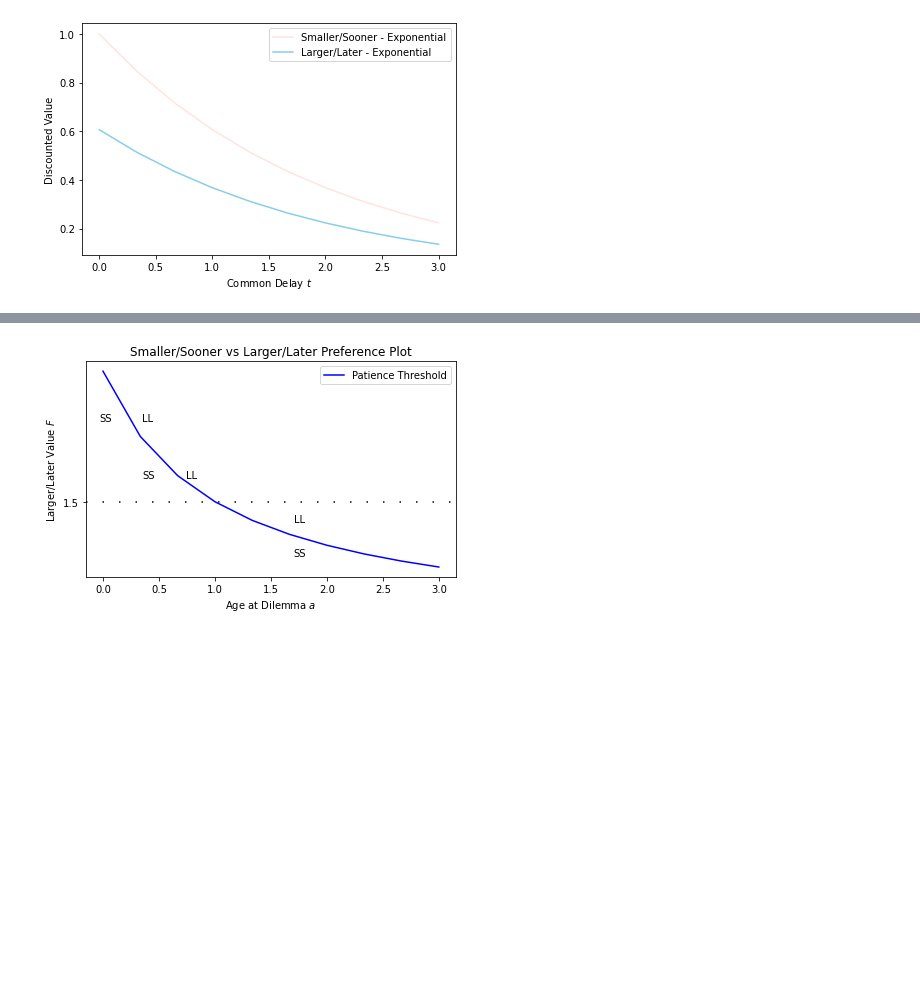
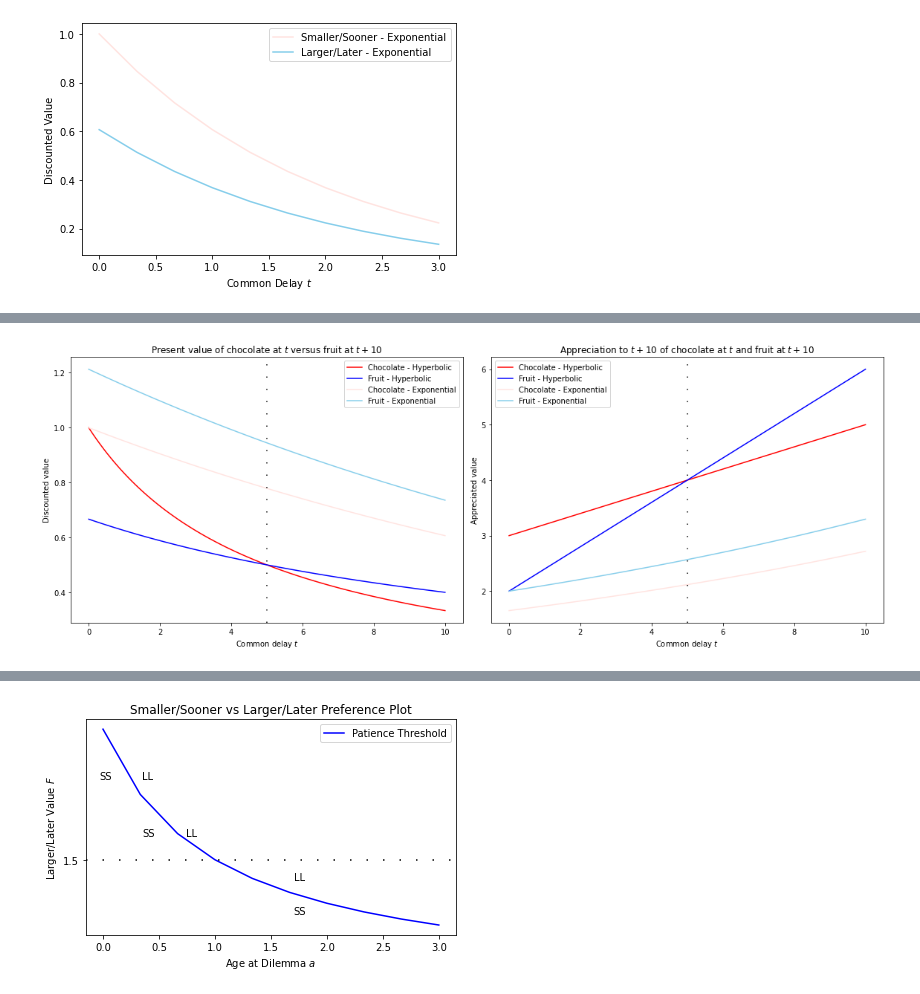
Before and after one commit to erozon/evolution_of_patience, a Jupyter notebook: notebook_for_images/images.ipynb, the cells around one changed output, grey strips where cells are left out. Saved outputs shown, nothing was run; the diff lists cells and outputs as text; code cells hidden in the pictures; blank space fills up the shorter version.

```diff
--- a/notebook_for_images/images.ipynb
+++ b/notebook_for_images/images.ipynb
@@ -285,2 +377,48 @@ plt.show()
+# %%
+fig = plt.figure(figsize=(16, 6))
+
+ax = fig.add_subplot(1, 2, 1)
+
+
+plt.plot(t, choc_hyp_disc, "r", label = r"Chocolate - Hyperbolic")
+plt.plot(t, fruit_hyp_disc, "b", label = r"Fruit - Hyperbolic")
+
+plt.plot(t, choc_exp_disc, "mistyrose", label = r"Chocolate - Exponential")
+plt.plot(t, fruit_exp_disc, "skyblue", label = r"Fruit - Exponential")
+
+plt.axvline(x=5, linestyle = (0, (1, 10)), color = "black")
+
+plt.ylabel("Discounted value")
+plt.xlabel(r"Common delay $t$")
+plt.title(r"Present value of chocolate at $t$ versus fruit at $t + 10$")
+
+plt.legend(loc='upper right')
+
+ax = fig.add_subplot(1, 2, 2)
+
+
+plt.plot(t, choc_hyp_app, "r", label = r"Chocolate - Hyperbolic")
+plt.plot(t, fruit_hyp_app, "b", label = r"Fruit - Hyperbolic")
+
+plt.plot(t, choc_exp_app, "mistyrose", label = r"Chocolate - Exponential")
+plt.plot(t, fruit_exp_app, "skyblue", label = r"Fruit - Exponential")
+
+
+
+
+plt.axvline(x=5, linestyle = (0, (1, 10)), color = "black")
+#plt.axvline(x=3, linestyle = (0, (1, 10)), color = "black")
+
+
+plt.ylabel("Appreciated value")
+plt.xlabel(r"Common delay $t$")
+plt.title(r"Appreciation to $t + 10$ of chocolate at $t$ and fruit at $t + 10$")
+
+plt.legend(loc='upper left')
+
+plt.tight_layout()
+plt.show()
+# %% [output]
+[figure, added]
 # %%
 fig = plt.figure()
```
Also changed, not shown: parts of 8 cells of this notebook, 1 other file.
